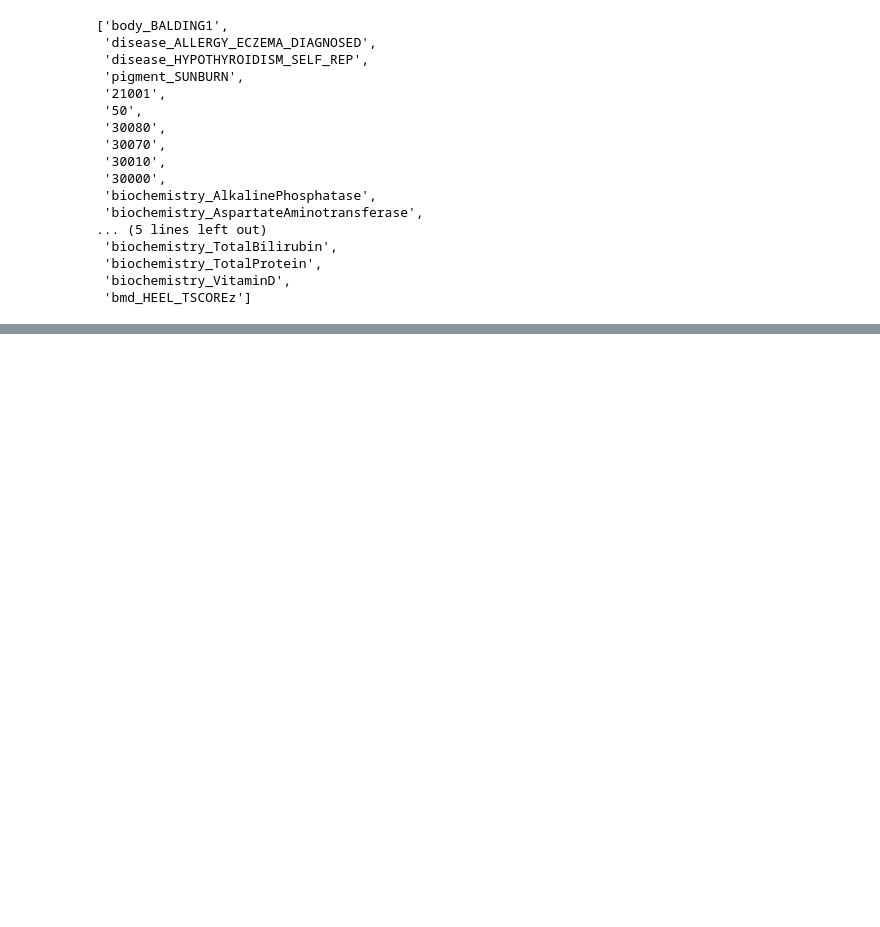
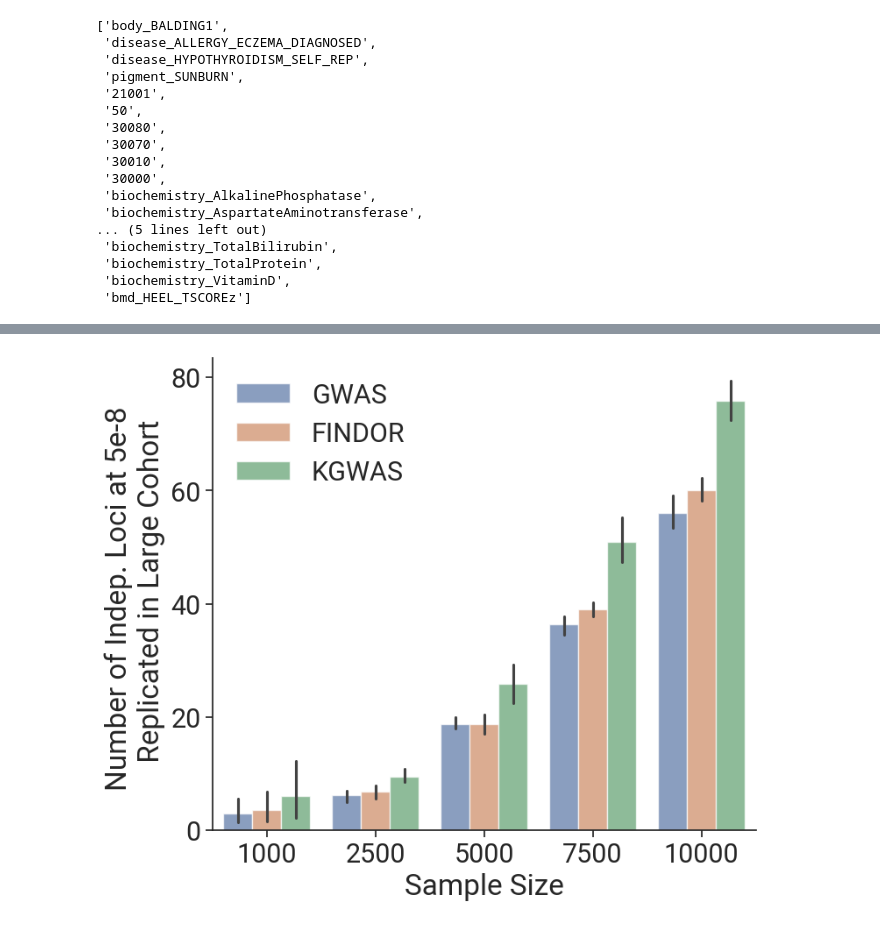
Before and after one commit to snap-stanford/KGWAS, a Jupyter notebook: demo/kgwas_subsampling.ipynb, the cells around one changed output, grey strips where cells are left out. Saved outputs shown, nothing was run; the diff lists cells and outputs as text; code cells hidden in the pictures; blank space fills up the shorter version.

```diff
--- a/demo/kgwas_subsampling.ipynb
+++ b/demo/kgwas_subsampling.ipynb
@@ -240,0 +371,16 @@ plt.show()
+# %%
+sns.set(rc={'figure.figsize':(8,7)})
+sns.set_theme(style="ticks", rc={"axes.facecolor": (0, 0, 0, 0)}, font = "Roboto", font_scale=2)
+plt.rc('axes', unicode_minus=False)
+
+df_res_across_frac = df_res_across_frac.sort_values('# of hits')
+ax = sns.barplot(data = df_res_across_frac[df_res_across_frac['sample size'].isin([1000, 2500, 5000, 7500, 10000])], x = 'sample size', y = '# of hits',
+                 hue = 'Method', hue_order = ['GWAS', 'FINDOR', 'KGWAS'], alpha = 0.7)
+ax.set(ylabel = 'Number of Indep. Loci at 5e-8 \n Replicated in Large Cohort', xlabel = 'Sample Size')
+legend = plt.legend(frameon=False, loc = 'upper left')
+frame = legend.get_frame()
+frame.set_facecolor('white')
+sns.despine()
+plt.show()
+# %% [output]
+[figure, added]
```
Also changed, not shown: parts of 28 cells of this notebook.
